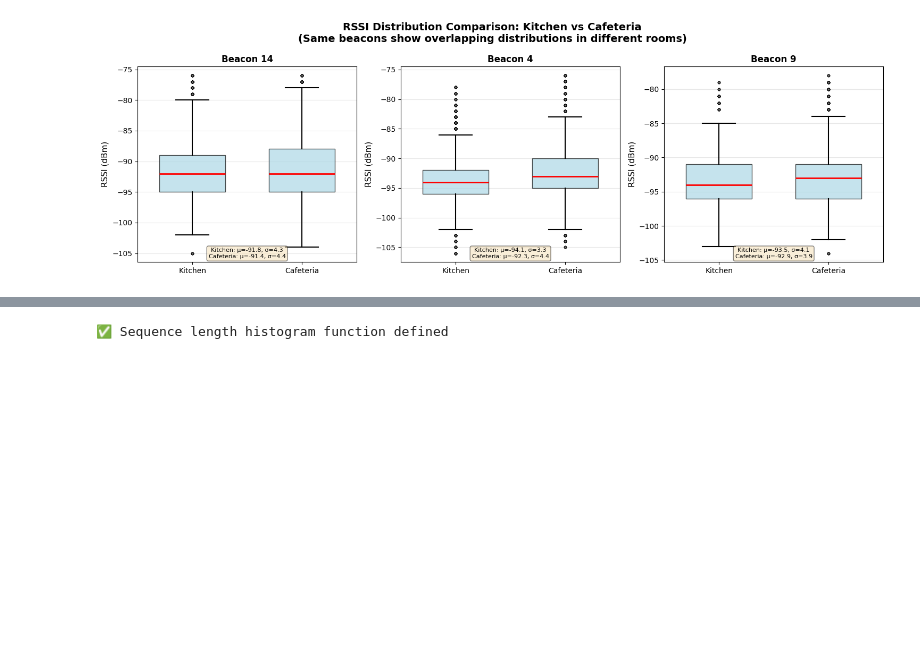
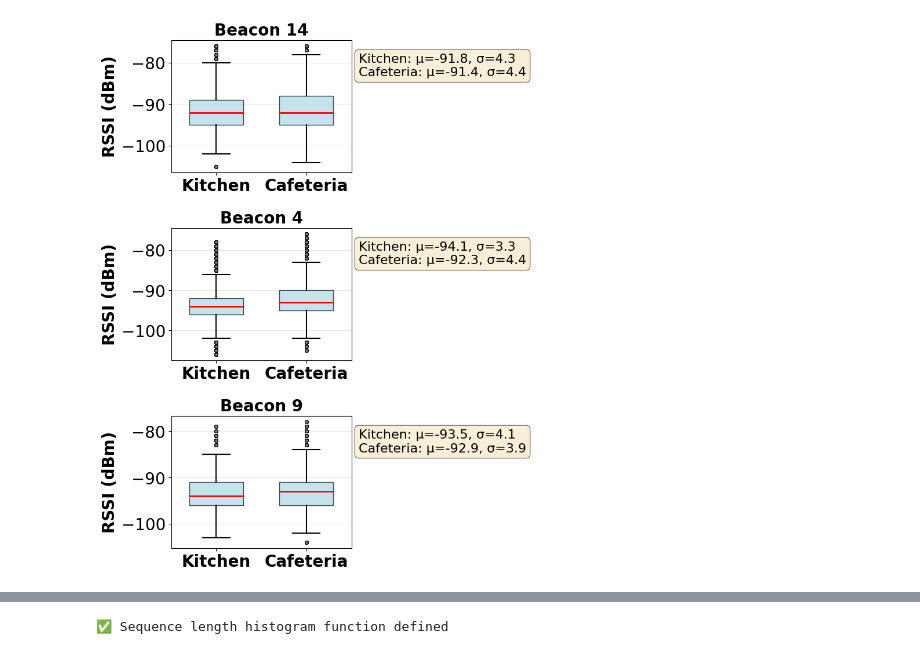
Before and after one commit to minhtrietcancode/abc-challenge-2026-location-classification, a Jupyter notebook: analysis/paper_materials.ipynb, the cells around one changed output, grey strips where cells are left out. Drawn from its saved outputs; the diff is of its cells as text; code cells hidden in the pictures; blank space fills up the shorter version.

```diff
--- a/analysis/paper_materials.ipynb
+++ b/analysis/paper_materials.ipynb
@@ -16,7 +16,6 @@ cafeteria_beacons = set(cafeteria_df['mac address'].unique())
 common_beacons = kitchen_beacons & cafeteria_beacons
 
 # Get top 3 most frequent beacons among the common ones
-# Count total appearances in both rooms
 common_beacon_counts = {}
 for beacon in common_beacons:
     count = len(kitchen_df[kitchen_df['mac address'] == beacon]) + \
@@ -27,10 +26,8 @@ for beacon in common_beacons:
 top_3_common = sorted(common_beacon_counts.items(), key=lambda x: x[1], reverse=True)[:3]
 top_3_beacons = [beacon for beacon, count in top_3_common]
 
-print(f"Top 3 common beacons: {top_3_beacons}")
-
-# Create figure with 3 subplots (one per beacon)
-fig, axes = plt.subplots(1, 3, figsize=(15, 5))
+# Make the figure much bigger to avoid overlap
+fig, axes = plt.subplots(3, 1, figsize=(8, 10))  # Increase both width and height
 
 for idx, beacon in enumerate(top_3_beacons):
     # Get RSSI values for this beacon in both rooms
@@ -38,20 +35,23 @@ for idx, beacon in enumerate(top_3_beacons):
     cafeteria_rssi = cafeteria_df[cafeteria_df['mac address'] == beacon]['RSSI'].values
 
     # Create box plot
-    bp = axes[idx].boxplot([kitchen_rssi, cafeteria_rssi],
-                           labels=['Kitchen', 'Cafeteria'],
-                           patch_artist=True,
-                           widths=0.6,
-                           showfliers=True,  # Show outliers
-                           medianprops=dict(color='red', linewidth=2),
-                           boxprops=dict(facecolor='lightblue', alpha=0.7),
-                           whiskerprops=dict(linewidth=1.5),
-                           capprops=dict(linewidth=1.5),
-                           flierprops=dict(marker='o', markerfacecolor='gray',
-                                         markersize=3, alpha=0.5))
-
-    axes[idx].set_ylabel('RSSI (dBm)', fontsize=11)
-    axes[idx].set_title(f'Beacon {beacon}', fontsize=12, fontweight='bold')
+    bp = axes[idx].boxplot(
+        [kitchen_rssi, cafeteria_rssi],
+        labels=['Kitchen', 'Cafeteria'],
+        patch_artist=True,
+        widths=0.6,
+        showfliers=True,
+        medianprops=dict(color='red', linewidth=2),
+        boxprops=dict(facecolor='lightblue', alpha=0.7),
+        whiskerprops=dict(linewidth=1.5),
+        capprops=dict(linewidth=1.5),
+        flierprops=dict(marker='o', markerfacecolor='gray', markersize=4, alpha=0.5)
+    )
+    axes[idx].set_ylabel('RSSI (dBm)', fontsize=20, fontweight='bold')
+    axes[idx].set_title(f'Beacon {beacon}', fontsize=20, fontweight='bold')
+    axes[idx].set_xticklabels(['Kitchen', 'Cafeteria'], fontsize=20, fontweight='bold')
+    axes[idx].tick_params(axis='y', labelsize=20)
+    axes[idx].tick_params(axis='x', labelsize=20)
     axes[idx].grid(axis='y', alpha=0.3)
 
     # Calculate and display statistics
@@ -60,33 +60,21 @@ for idx, beacon in enumerate(top_3_beacons):
     cafeteria_mean = np.mean(cafeteria_rssi)
     cafeteria_std = np.std(cafeteria_rssi)
 
-    # Add text annotation showing overlap
-    axes[idx].text(0.5, 0.02,
-                  f'Kitchen: μ={kitchen_mean:.1f}, σ={kitchen_std:.1f}\n'
-                  f'Cafeteria: μ={cafeteria_mean:.1f}, σ={cafeteria_std:.1f}',
-                  transform=axes[idx].transAxes,
-                  fontsize=8,
-                  ha='center',
-                  bbox=dict(boxstyle='round', facecolor='wheat', alpha=0.5))
+    # Add text annotation (put legend outside/above the plot to avoid overlap)
+    axes[idx].annotate(
+        f'Kitchen: μ={kitchen_mean:.1f}, σ={kitchen_std:.1f}\n'
+        f'Cafeteria: μ={cafeteria_mean:.1f}, σ={cafeteria_std:.1f}',
+        xy=(1.04, 0.90), xycoords='axes fraction',  # right outside, high up in axes
+        fontsize=16,
+        ha='left',
+        va='top',
+        bbox=dict(boxstyle='round', facecolor='wheat', alpha=0.5)
+    )
 
-# Overall title
-fig.suptitle('RSSI Distribution Comparison: Kitchen vs Cafeteria\n'
-             '(Same beacons show overlapping distributions in different rooms)',
-             fontsize=14, fontweight='bold')
+plt.tight_layout(rect=[0, 0, 1, 1], pad=2)
 
-plt.tight_layout()
+# Save to target directory for paper figures
+plt.savefig("../paper_figures/rssi_boxplot_kitchen_cafeteria_vertical.png", bbox_inches='tight', dpi=320)
 plt.show()
-
-# Print detailed statistics
-print("\n=== RSSI Distribution Statistics ===")
-for beacon in top_3_beacons:
-    kitchen_rssi = kitchen_df[kitchen_df['mac address'] == beacon]['RSSI']
-    cafeteria_rssi = cafeteria_df[cafeteria_df['mac address'] == beacon]['RSSI']
-
-    print(f"\nBeacon {beacon}:")
-    print(f"  Kitchen:   Mean={kitchen_rssi.mean():.2f}, Std={kitchen_rssi.std():.2f}, "
-          f"Range=[{kitchen_rssi.min():.0f}, {kitchen_rssi.max():.0f}]")
-    print(f"  Cafeteria: Mean={cafeteria_rssi.mean():.2f}, Std={cafeteria_rssi.std():.2f}, "
-          f"Range=[{cafeteria_rssi.min():.0f}, {cafeteria_rssi.max():.0f}]")
-    print(f"  → Overlapping ranges? {kitchen_rssi.min() <= cafeteria_rssi.max() and cafeteria_rssi.min() <= kitchen_rssi.max()}")
+plt.close(fig)
 # %% [output]
@@ -94 +81 @@ Top 3 common beacons: [np.int64(14), np.int64(4), np.int64(9)]
-[figure, old version]
+[figure, new version]
```
Also changed, not shown: parts of 2 cells of this notebook, 3 other files.
